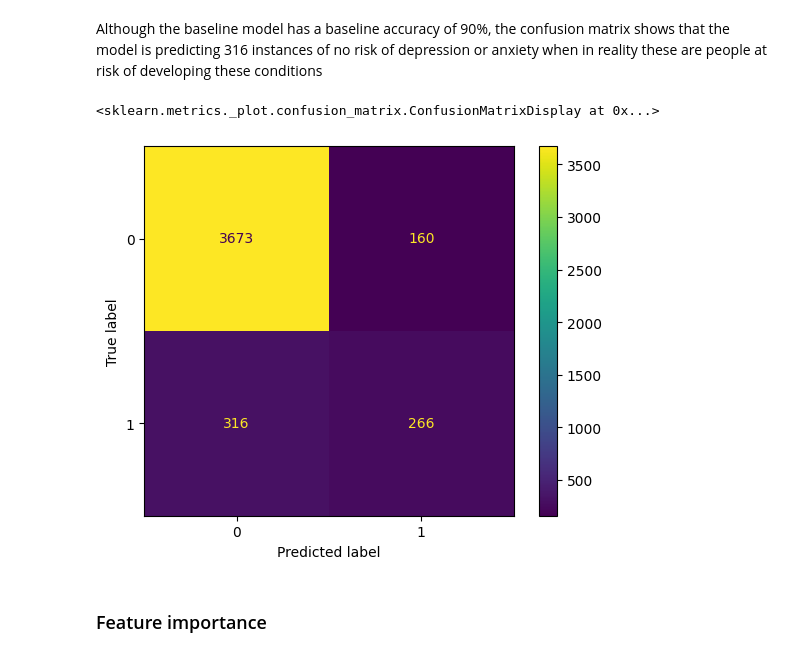
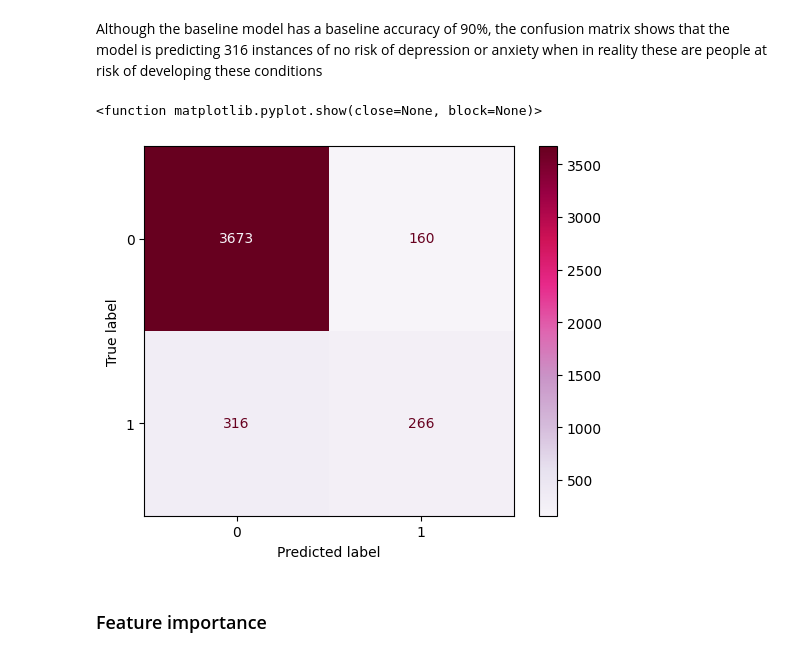
Before and after one commit to linama2593/mental_health_spain, a Jupyter notebook: src/machine_learning_model_2.ipynb, the cells around one changed output. Cells and saved outputs as stored; diff of their text form; code cells hidden in the pictures.

```diff
--- a/src/machine_learning_model_2.ipynb
+++ b/src/machine_learning_model_2.ipynb
@@ -169,13 +169,15 @@ Although the baseline model has a baseline accuracy of 90%, the confusion matrix
 # %%
 # Calculate the confusion matrix
 cm = confusion_matrix(y_test, y_pred_test)
 
 # Visualize the confusion matrix
-disp = ConfusionMatrixDisplay(confusion_matrix=cm, display_labels=model_x.classes_)
-disp.plot()
+cm_base = ConfusionMatrixDisplay(confusion_matrix=cm, display_labels=model_x.classes_)
+cm_base.plot(cmap = 'PuRd')
+
+plt.show()
 # %% [output]
-<sklearn.metrics._plot.confusion_matrix.ConfusionMatrixDisplay at 0x...>
+<function matplotlib.pyplot.show(close=None, block=None)>
-[figure, old version]
+[figure, new version]
 # %% [markdown]
 ### Feature importance
 # %% [markdown]
```
Also changed, not shown: parts of 7 cells of this notebook, 1 other file.
